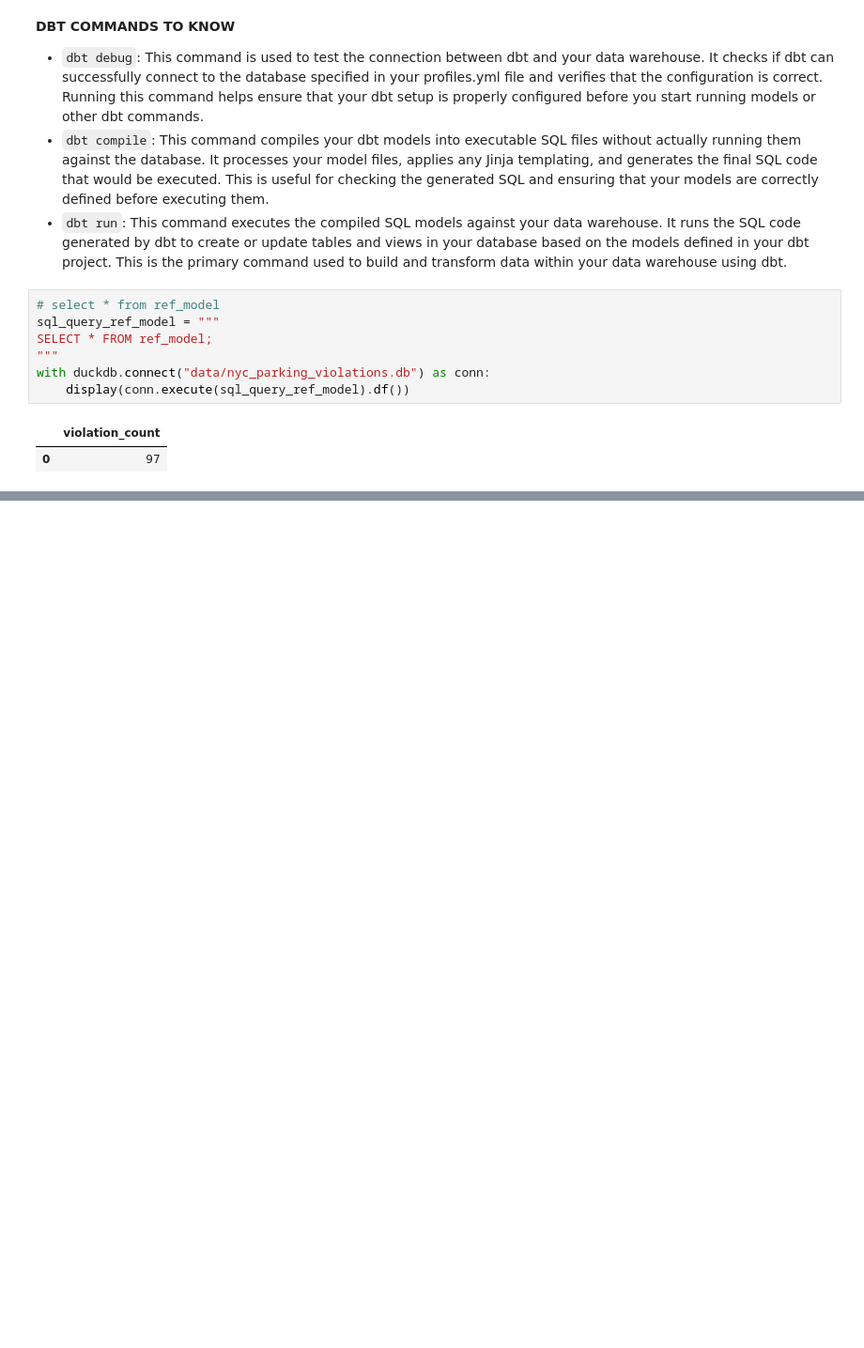
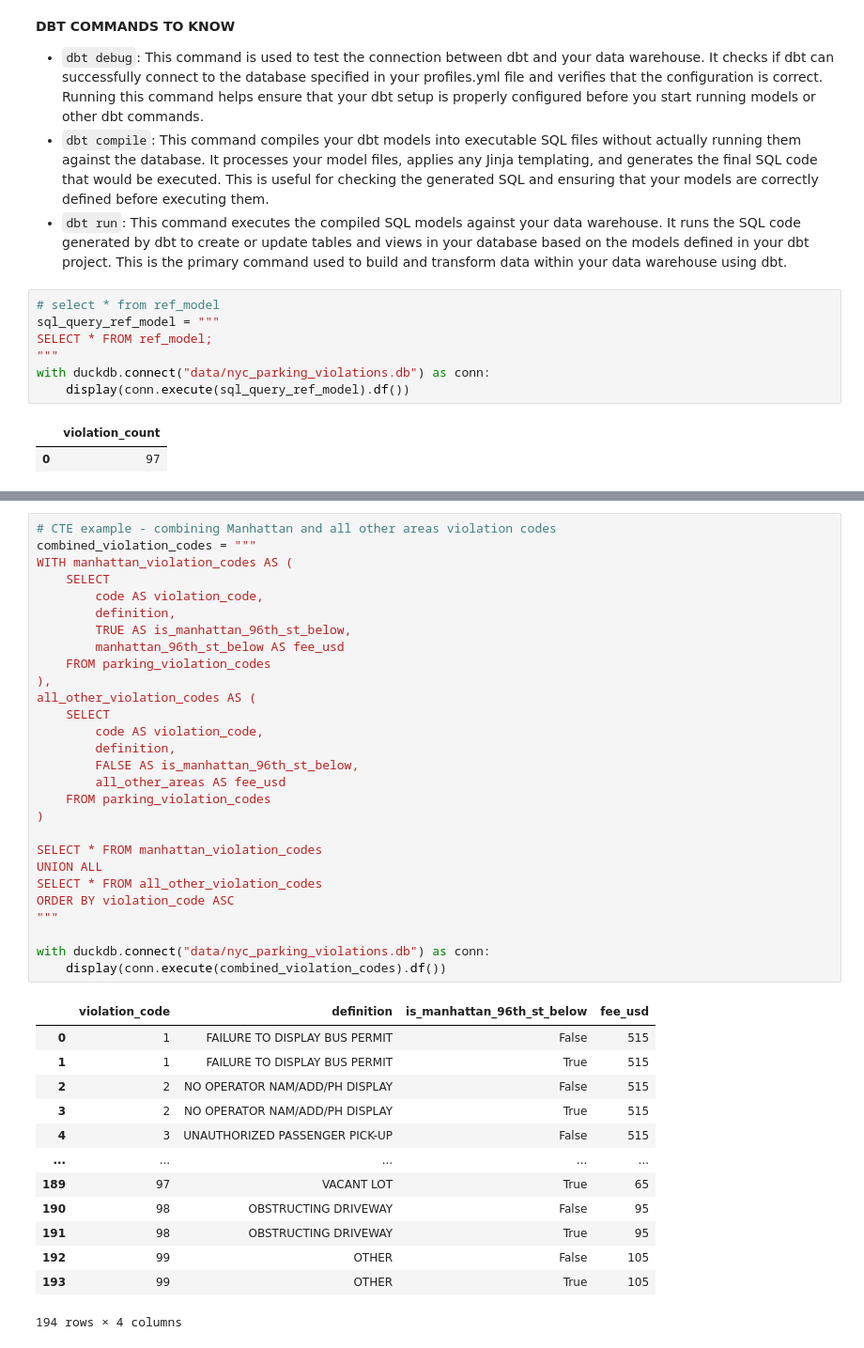
Before and after one commit to kisyular/dbt-intro, a Jupyter notebook: run_sql_query.ipynb, the cells around one changed output, grey strips where cells are left out. Shown at 94% size. Cells and saved outputs as stored; diff of their text form; blank space fills up the shorter version.

```diff
--- a/run_sql_query.ipynb
+++ b/run_sql_query.ipynb
@@ -150,0 +237,42 @@ with duckdb.connect("data/nyc_parking_violations.db") as conn:
+# %%
+# CTE example - combining Manhattan and all other areas violation codes
+combined_violation_codes = """
+WITH manhattan_violation_codes AS (
+    SELECT
+        code AS violation_code,
+        definition,
+        TRUE AS is_manhattan_96th_st_below,
+        manhattan_96th_st_below AS fee_usd
+    FROM parking_violation_codes
+),
+all_other_violation_codes AS (
+    SELECT
+        code AS violation_code,
+        definition,
+        FALSE AS is_manhattan_96th_st_below,
+        all_other_areas AS fee_usd
+    FROM parking_violation_codes
+)
+
+SELECT * FROM manhattan_violation_codes
+UNION ALL
+SELECT * FROM all_other_violation_codes
+ORDER BY violation_code ASC
+"""
+
+with duckdb.connect("data/nyc_parking_violations.db") as conn:
+    display(conn.execute(combined_violation_codes).df())
+# %% [output]
+|  | violation_code | definition | is_manhattan_96th_st_below | fee_usd |
+| 0 | 1 | FAILURE TO DISPLAY BUS PERMIT | False | 515 |
+| 1 | 1 | FAILURE TO DISPLAY BUS PERMIT | True | 515 |
+| 2 | 2 | NO OPERATOR NAM/ADD/PH DISPLAY | False | 515 |
+| 3 | 2 | NO OPERATOR NAM/ADD/PH DISPLAY | True | 515 |
+| 4 | 3 | UNAUTHORIZED PASSENGER PICK-UP | False | 515 |
+| ... | ... | ... | ... | ... |
+| 189 | 97 | VACANT LOT | True | 65 |
+| 190 | 98 | OBSTRUCTING DRIVEWAY | False | 95 |
+| 191 | 98 | OBSTRUCTING DRIVEWAY | True | 95 |
+| 192 | 99 | OTHER | False | 105 |
+| 193 | 99 | OTHER | True | 105 |
+194 rows × 4 columns
```
Also changed, not shown: parts of 9 cells of this notebook, 5 other files.
